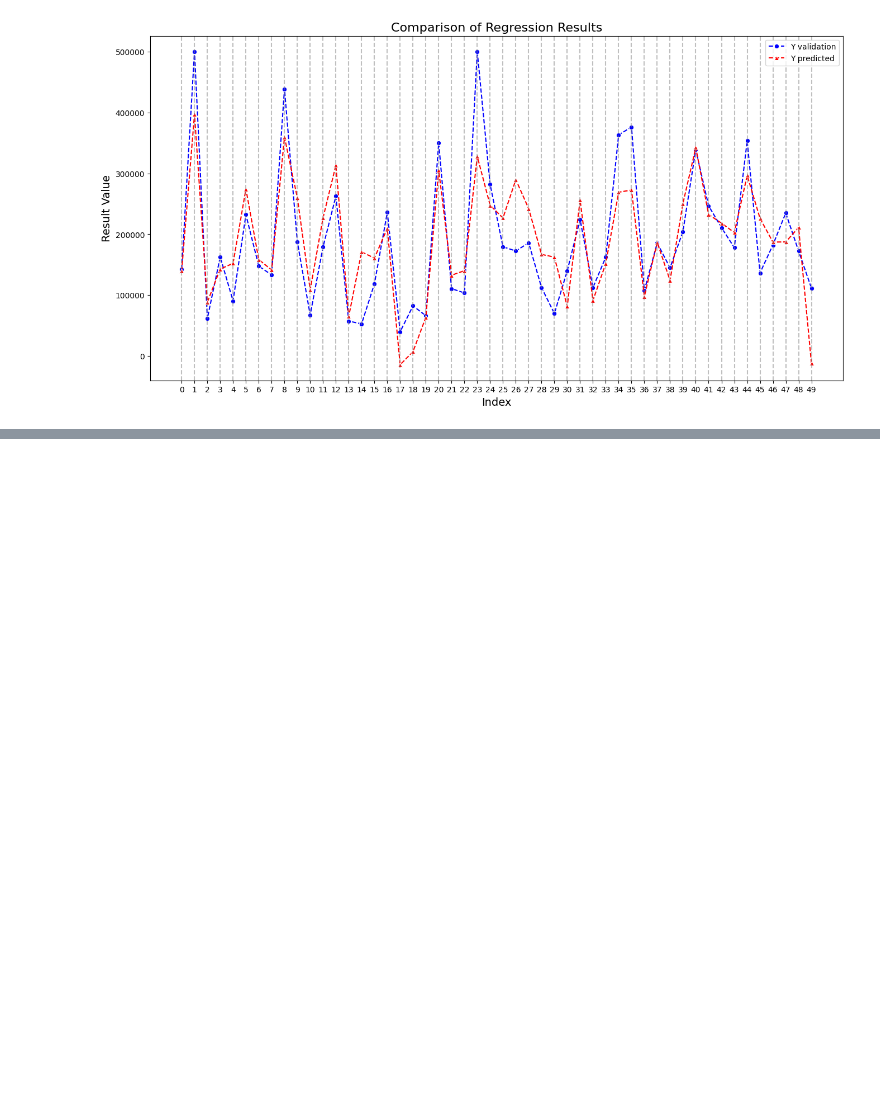
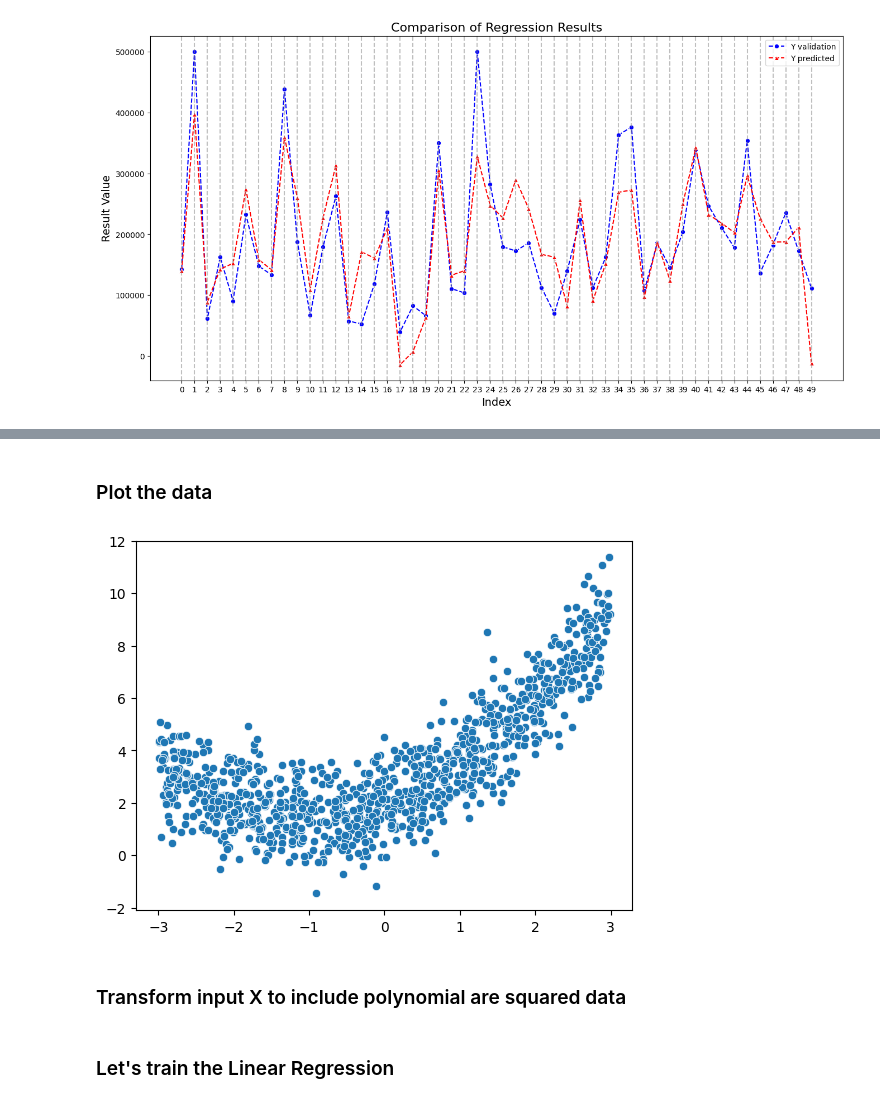
Before and after one commit to sachinprasadhs/AI-Concepts, a Jupyter notebook: Common Concepts/Linear Regression/linear_regression_from_scratch.ipynb, the cells around one changed output, grey strips where cells are left out. Cells and saved outputs as stored; diff of their text form; code cells hidden in the pictures; blank space fills up the shorter version.

```diff
--- a/Common Concepts/Linear Regression/linear_regression_from_scratch.ipynb
+++ b/Common Concepts/Linear Regression/linear_regression_from_scratch.ipynb
@@ -534,0 +538,13 @@ print(f"{skm.r2_score(y_val, y_pred)*100}% of the variance in the dependent vari
+# %%
+m = 1000
+X = 6 * jax.random.uniform(key, (m, 1)) - 3
+y = 0.5 * X**2 + X + 2 + np.random.randn(m, 1)
+# %% [markdown]
+### Plot the data
+# %%
+sns.scatterplot(x=X[:, 0], y=y[:, 0])
+plt.show()
+# %% [output]
+[figure, added]
+# %% [markdown]
+### Transform input X to include polynomial are squared data
@@ -534,0 +556,2 @@ print(f"{skm.r2_score(y_val, y_pred)*100}% of the variance in the dependent vari
+# %% [markdown]
+### Let's train the Linear Regression
```
Also changed, not shown: parts of 20 cells of this notebook.
